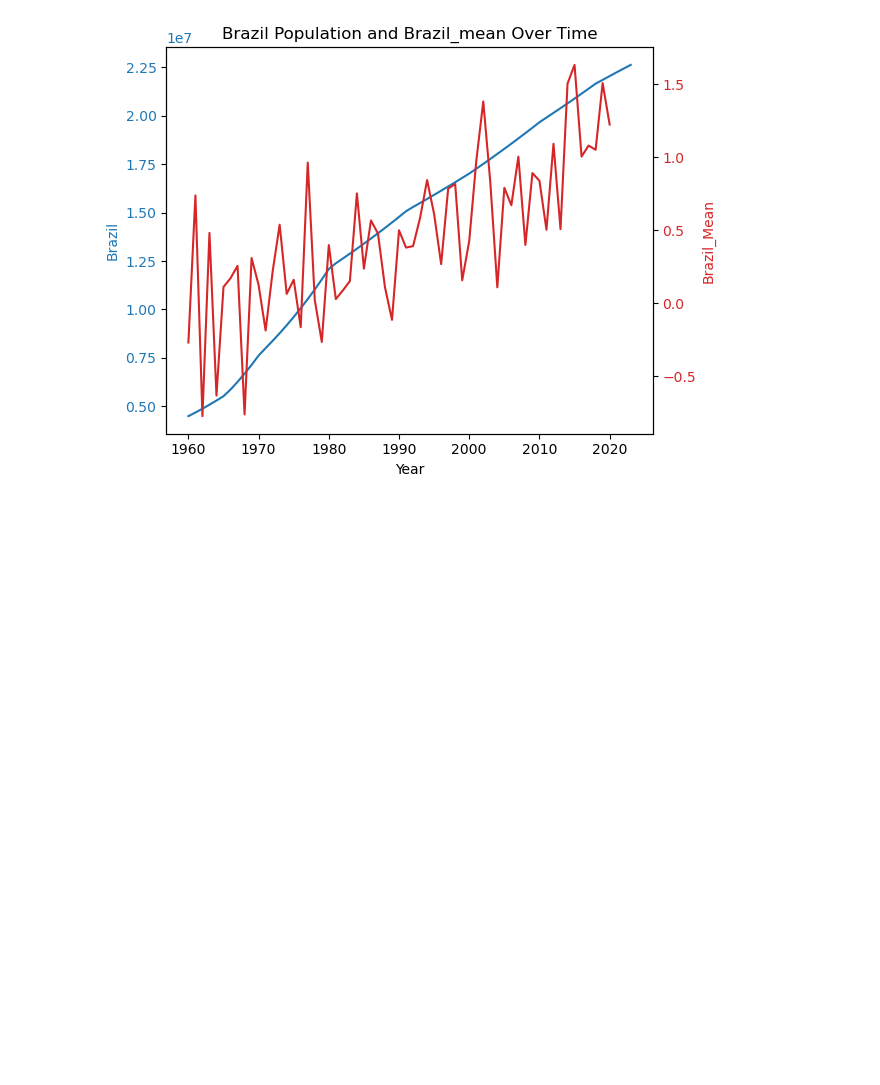
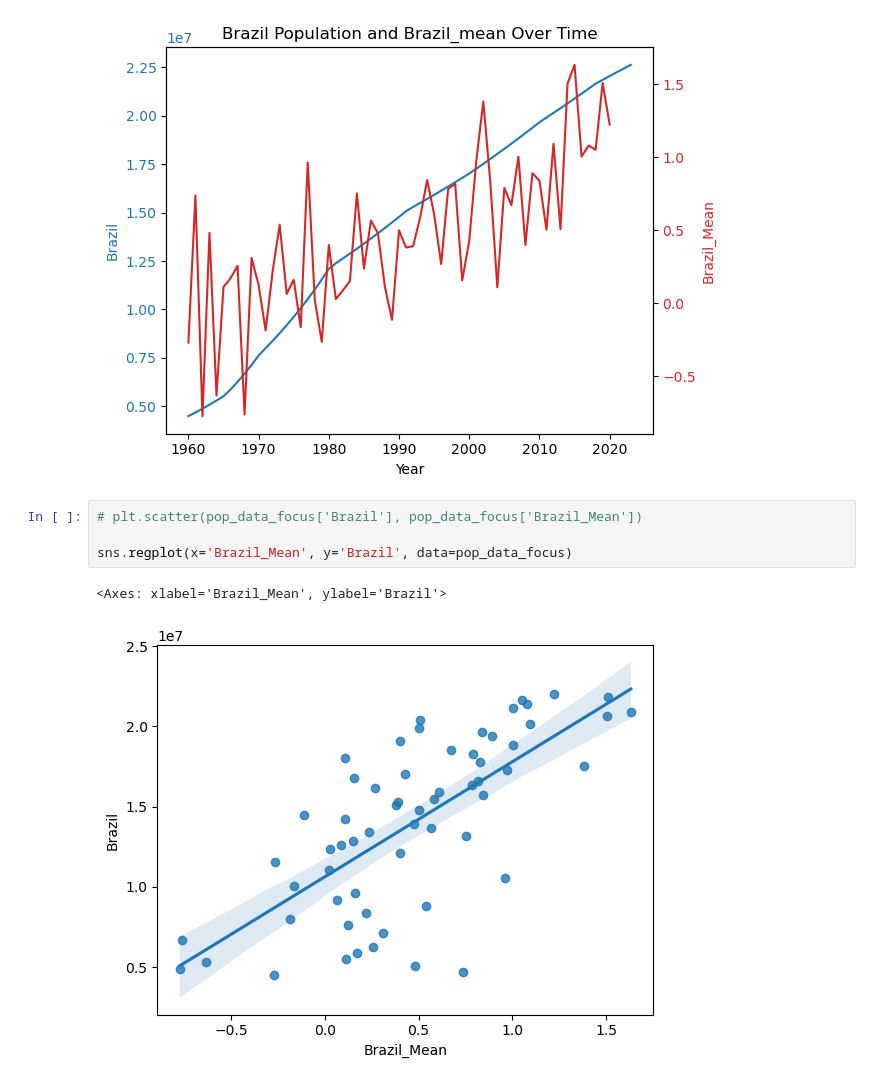
Before and after one commit to gowrath/Climate_EDA-SouthAmerica, a Jupyter notebook: TemperatureAndPopulation.ipynb, the cells around one changed output. Saved outputs shown, nothing was run; the diff lists cells and outputs as text; blank space fills up the shorter version.

Commit message:
adds more seaborn plots

```diff
--- a/TemperatureAndPopulation.ipynb
+++ b/TemperatureAndPopulation.ipynb
@@ -244,3 +242,10 @@ fig.tight_layout()  #normalizes the figure
 plt.show()
 # %% [output]
 [figure]
+# %%
+# plt.scatter(pop_data_focus['Brazil'], pop_data_focus['Brazil_Mean'])
+
+sns.regplot(x='Brazil_Mean', y='Brazil', data=pop_data_focus)
+# %% [output]
+<Axes: xlabel='Brazil_Mean', ylabel='Brazil'>
+[figure, added]
```
Also changed, not shown: parts of 9 cells of this notebook, 1 other file.
